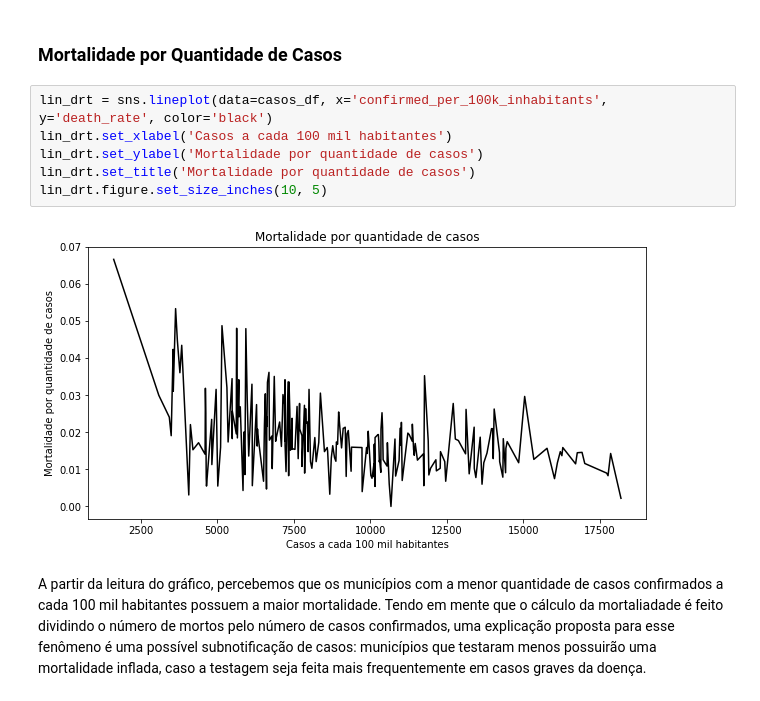
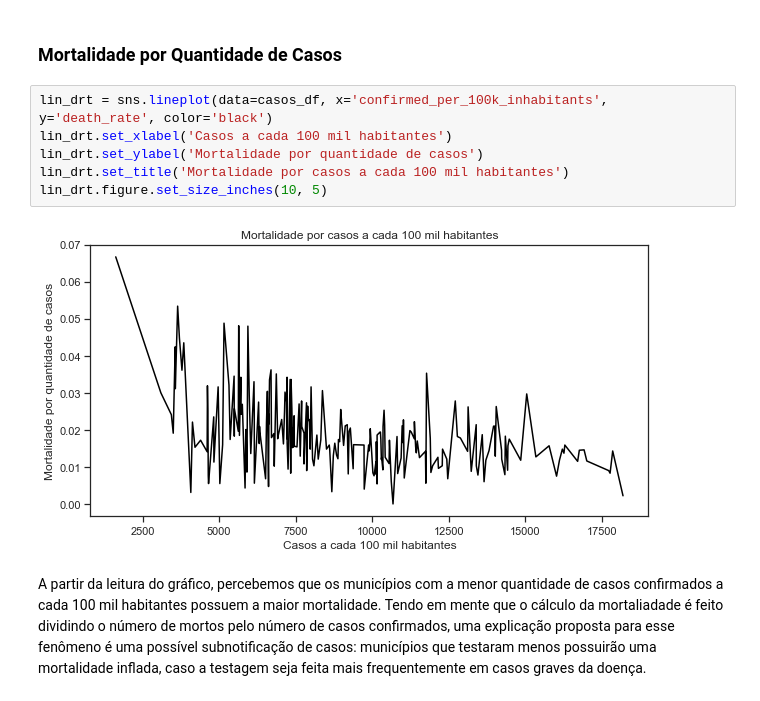
Before and after one commit to maxbarbosa/data-science-final-project, a Jupyter notebook: graphs.ipynb, the cells around one changed output. Saved outputs shown, nothing was run; the diff lists cells and outputs as text.

```diff
--- a/graphs.ipynb
+++ b/graphs.ipynb
@@ -80,11 +80,11 @@ O Histograma acima lida com o número absoluto de vacinações. Isto é, cada do
 # %%
 lin_drt = sns.lineplot(data=casos_df, x='confirmed_per_100k_inhabitants', y='death_rate', color='black')
 lin_drt.set_xlabel('Casos a cada 100 mil habitantes')
 lin_drt.set_ylabel('Mortalidade por quantidade de casos')
-lin_drt.set_title('Mortalidade por quantidade de casos')
+lin_drt.set_title('Mortalidade por casos a cada 100 mil habitantes')
 lin_drt.figure.set_size_inches(10, 5)
 # %% [output]
-[figure, old version]
+[figure, new version]
 # %% [markdown]
 A partir da leitura do gráfico, percebemos que os municípios com a menor quantidade de casos confirmados a cada 100 mil habitantes possuem a maior mortalidade. Tendo em mente que o cálculo da mortaliadade é feito dividindo o número de mortos pelo número de casos confirmados, uma explicação proposta para esse fenômeno é uma possível subnotificação de casos: municípios que testaram menos possuirão uma mortalidade inflada, caso a testagem seja feita mais frequentemente em casos graves da doença.
 # %% [markdown]
```
Also changed, not shown: parts of 1 cell of this notebook.
